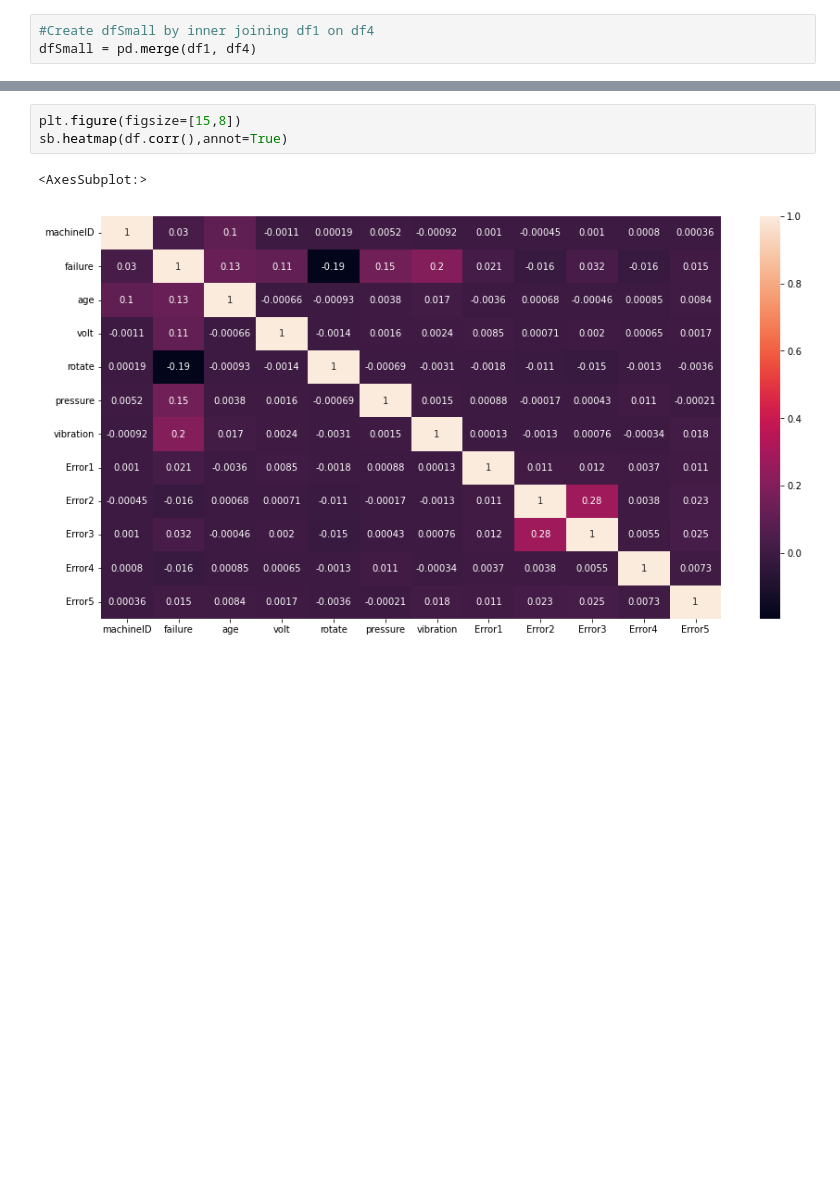
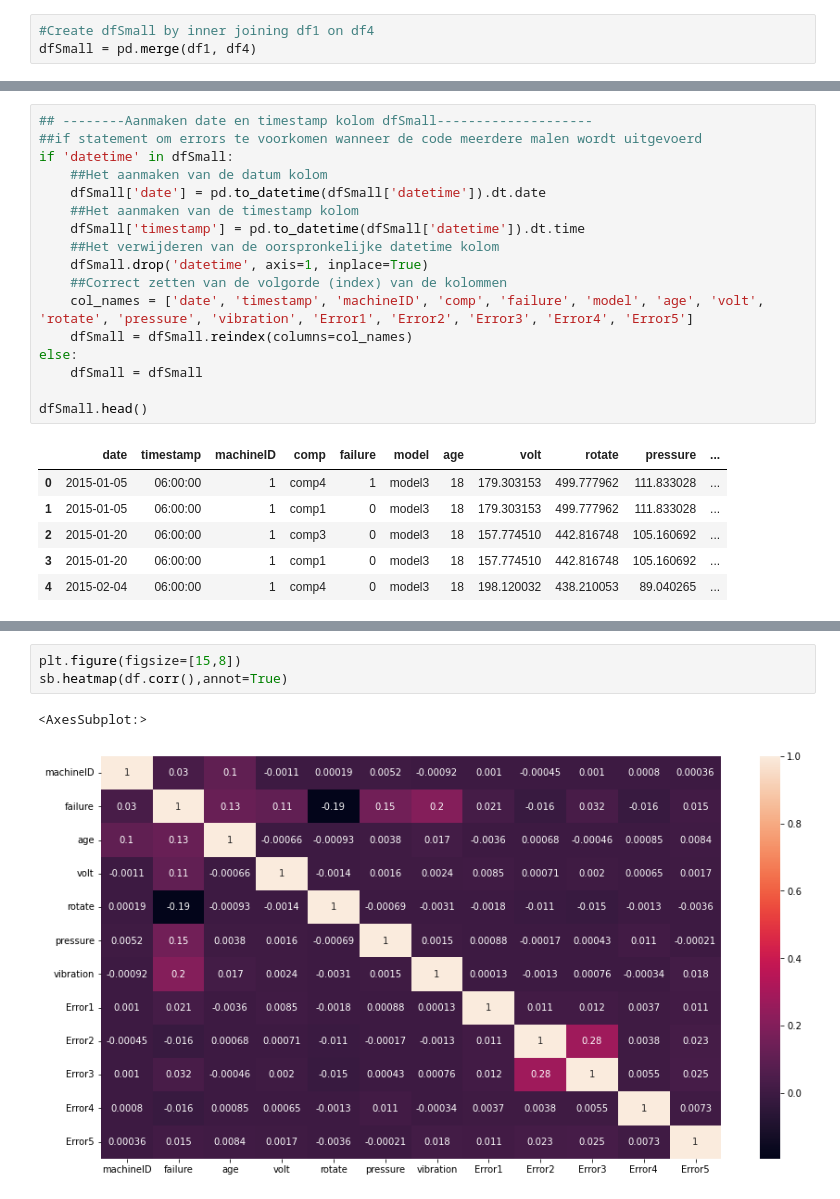
Before and after one commit to Intux404/Predictive_Maintenance, a Jupyter notebook: Predictive_Maintenance_nieuw.ipynb, the cells around one changed output, grey strips where cells are left out. Drawn from its saved outputs; the diff is of its cells as text; blank space fills up the shorter version.

```diff
--- a/Predictive_Maintenance_nieuw.ipynb
+++ b/Predictive_Maintenance_nieuw.ipynb
@@ -473,0 +468,24 @@ df.tail()
+# %%
+## --------Aanmaken date en timestamp kolom dfSmall--------------------
+##if statement om errors te voorkomen wanneer de code meerdere malen wordt uitgevoerd
+if 'datetime' in dfSmall:
+    ##Het aanmaken van de datum kolom
+    dfSmall['date'] = pd.to_datetime(dfSmall['datetime']).dt.date
+    ##Het aanmaken van de timestamp kolom
+    dfSmall['timestamp'] = pd.to_datetime(dfSmall['datetime']).dt.time
+    ##Het verwijderen van de oorspronkelijke datetime kolom
+    dfSmall.drop('datetime', axis=1, inplace=True)
+    ##Correct zetten van de volgorde (index) van de kolommen
+    col_names = ['date', 'timestamp', 'machineID', 'comp', 'failure', 'model', 'age', 'volt', 'rotate', 'pressure', 'vibration', 'Error1', 'Error2', 'Error3', 'Error4', 'Error5']
+    dfSmall = dfSmall.reindex(columns=col_names)
+else:
+    dfSmall = dfSmall
+
+dfSmall.head()
+# %% [output]
+|  | date | timestamp | machineID | comp | failure | model | age | volt | rotate | pressure | ... |
+| 0 | 2015-01-05 | 06:00:00 | 1 | comp4 | 1 | model3 | 18 | 179.303153 | 499.777962 | 111.833028 | ... |
+| 1 | 2015-01-05 | 06:00:00 | 1 | comp1 | 0 | model3 | 18 | 179.303153 | 499.777962 | 111.833028 | ... |
+| 2 | 2015-01-20 | 06:00:00 | 1 | comp3 | 0 | model3 | 18 | 157.774510 | 442.816748 | 105.160692 | ... |
+| 3 | 2015-01-20 | 06:00:00 | 1 | comp1 | 0 | model3 | 18 | 157.774510 | 442.816748 | 105.160692 | ... |
+| 4 | 2015-02-04 | 06:00:00 | 1 | comp4 | 0 | model3 | 18 | 198.120032 | 438.210053 | 89.040265 | ... |
```
Also changed, not shown: parts of 39 cells of this notebook.
